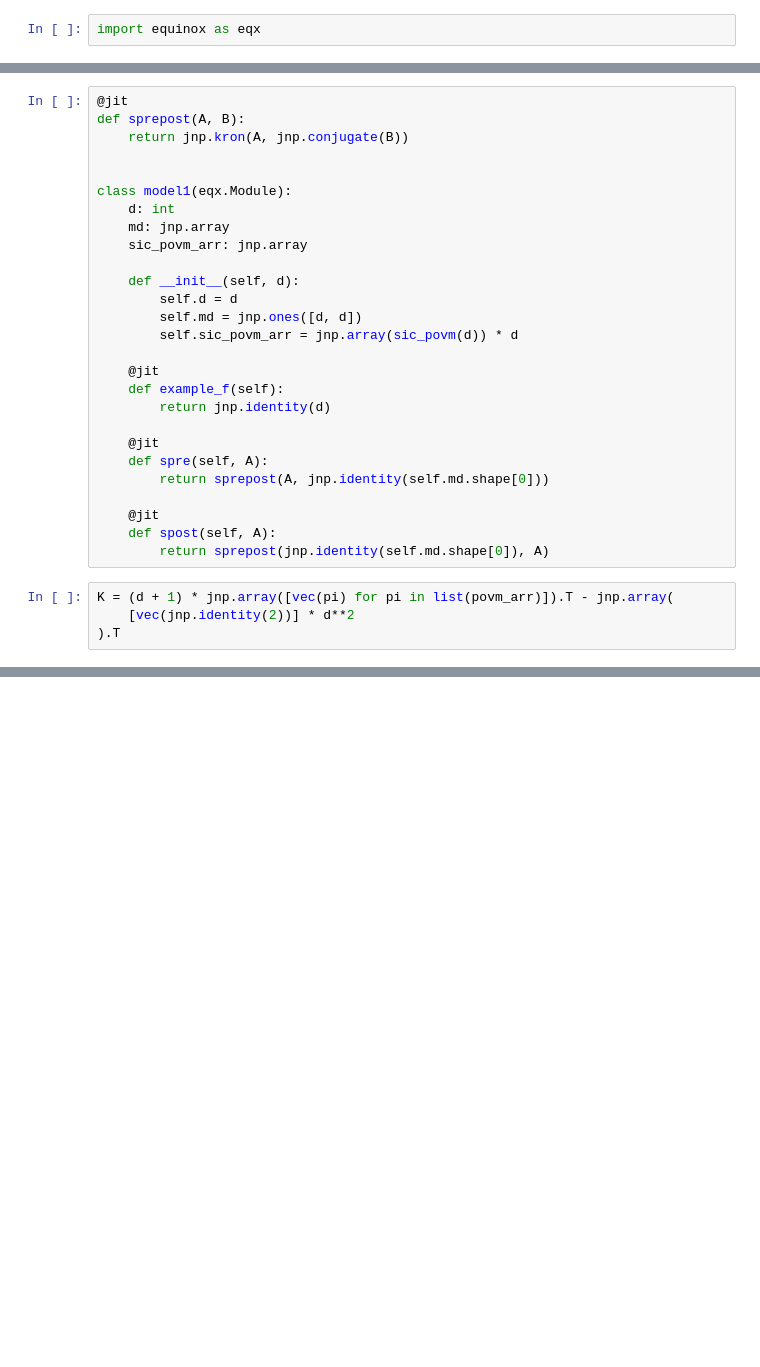
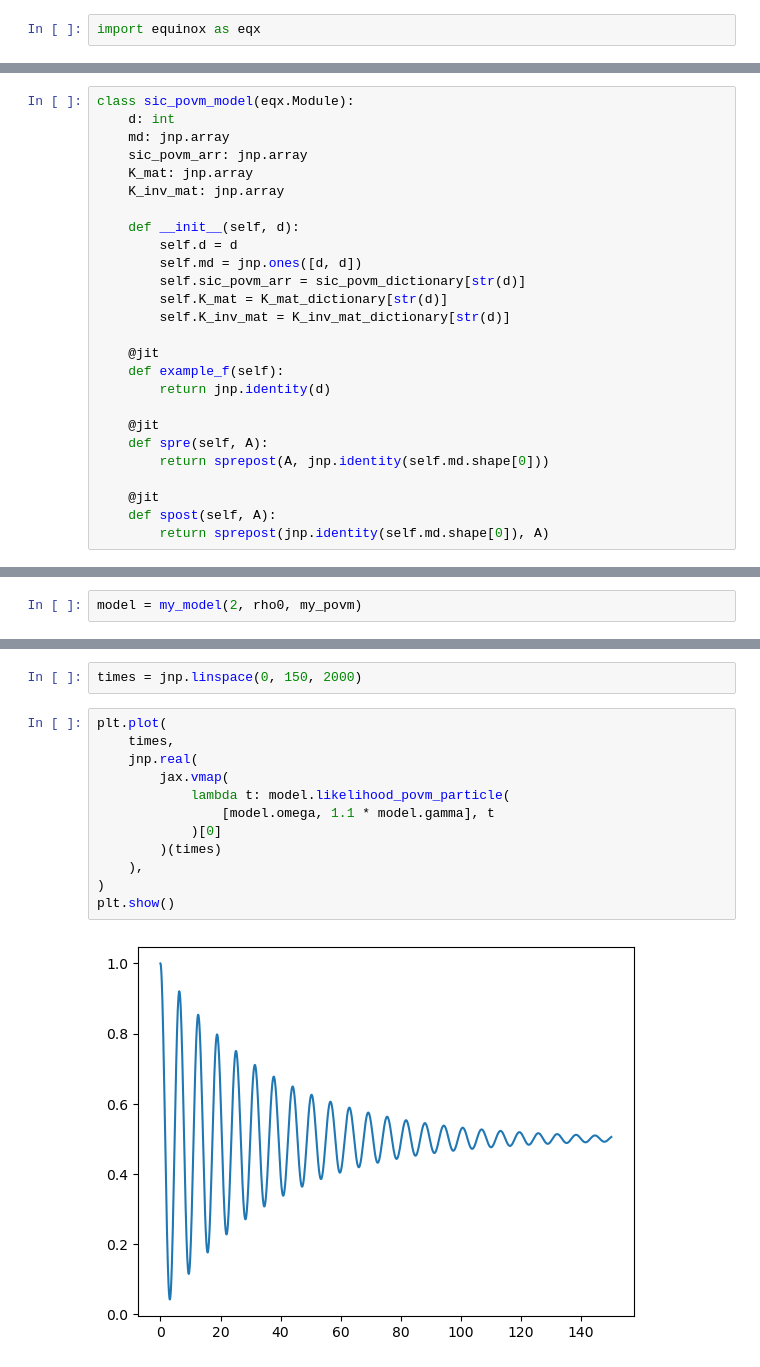
Before and after one commit to Rumoa/lindblad_sicpovm, a Jupyter notebook: exploring.ipynb, the cells around one changed output, grey strips where cells are left out. Saved outputs shown, nothing was run; the diff lists cells and outputs as text; blank space fills up the shorter version.

Commit message:
Starting to create classes using eqx.modules

```diff
--- a/exploring.ipynb
+++ b/exploring.ipynb
@@ -148,18 +180,17 @@ import equinox as eqx
 # %%
-@jit
-def sprepost(A, B):
-    return jnp.kron(A, jnp.conjugate(B))
-
-
-class model1(eqx.Module):
+class sic_povm_model(eqx.Module):
     d: int
     md: jnp.array
     sic_povm_arr: jnp.array
+    K_mat: jnp.array
+    K_inv_mat: jnp.array
 
     def __init__(self, d):
         self.d = d
         self.md = jnp.ones([d, d])
-        self.sic_povm_arr = jnp.array(sic_povm(d)) * d
+        self.sic_povm_arr = sic_povm_dictionary[str(d)]
+        self.K_mat = K_mat_dictionary[str(d)]
+        self.K_inv_mat = K_inv_mat_dictionary[str(d)]
 
     @jit
     def example_f(self):
@@ -172,7 +203,3 @@ class model1(eqx.Module):
     @jit
     def spost(self, A):
         return sprepost(jnp.identity(self.md.shape[0]), A)
-# %%
-K = (d + 1) * jnp.array([vec(pi) for pi in list(povm_arr)]).T - jnp.array(
-    [vec(jnp.identity(2))] * d**2
-).T
@@ -181 +328,3 @@ model = model1(d=2)
+# %%
+model = my_model(2, rho0, my_povm)
 # %%
@@ -205,0 +340,16 @@ Array([[0.5118216 -0.31183144j, 0.9504637 -0.42332646j,
+# %%
+times = jnp.linspace(0, 150, 2000)
+# %%
+plt.plot(
+    times,
+    jnp.real(
+        jax.vmap(
+            lambda t: model.likelihood_povm_particle(
+                [model.omega, 1.1 * model.gamma], t
+            )[0]
+        )(times)
+    ),
+)
+plt.show()
+# %% [output]
+[figure, added]
```
Also changed, not shown: parts of 14 cells of this notebook.
